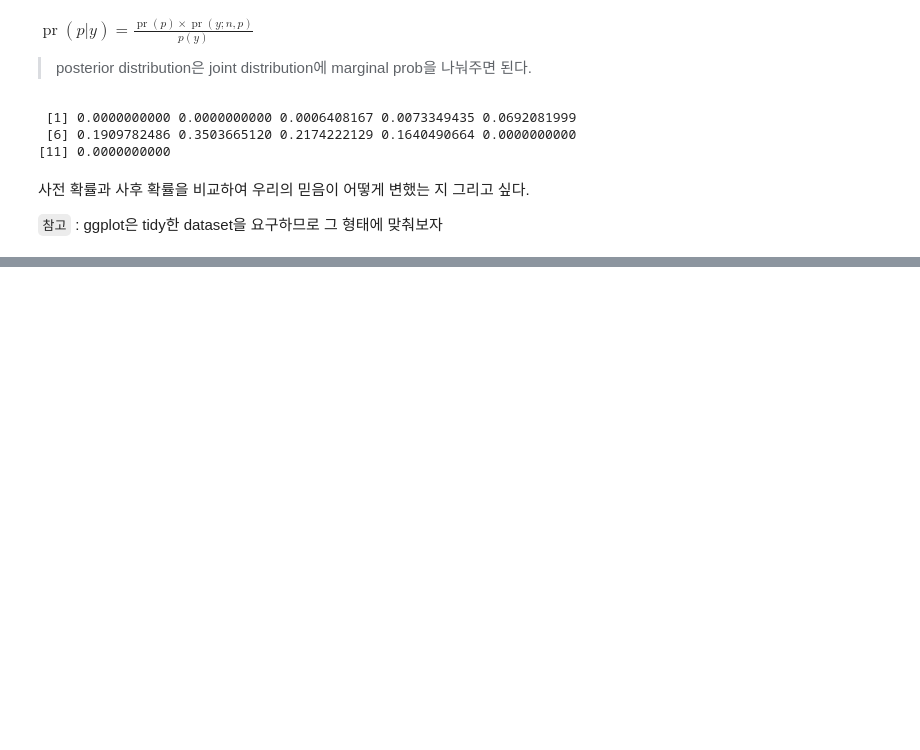
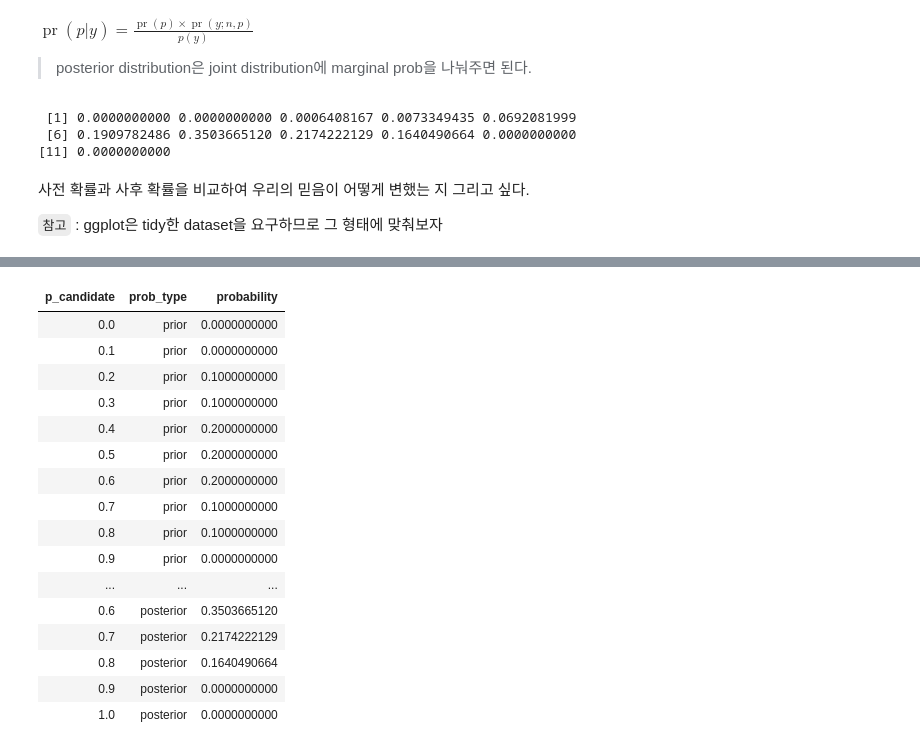
Before and after one commit to leequant761/ESC-19FALL, a Jupyter notebook: 0917.ipynb, the cells around one changed output, grey strips where cells are left out. Drawn from its saved outputs; the diff is of its cells as text; code cells hidden in the pictures; blank space fills up the shorter version.

```diff
--- a/0917.ipynb
+++ b/0917.ipynb
@@ -81,2 +73,23 @@ allnighterposterior
+# %%
+allnighterposterior <- allnighterposterior %>% gather(prob_type, probability, c('prior', 'posterior'))
+allnighterposterior
+# %% [output]
+| p_candidate | prob_type | probability |
+| 0.0 | prior | 0.0000000000 |
+| 0.1 | prior | 0.0000000000 |
+| 0.2 | prior | 0.1000000000 |
+| 0.3 | prior | 0.1000000000 |
+| 0.4 | prior | 0.2000000000 |
+| 0.5 | prior | 0.2000000000 |
+| 0.6 | prior | 0.2000000000 |
+| 0.7 | prior | 0.1000000000 |
+| 0.8 | prior | 0.1000000000 |
+| 0.9 | prior | 0.0000000000 |
+| ... | ... | ... |
+| 0.6 | posterior | 0.3503665120 |
+| 0.7 | posterior | 0.2174222129 |
+| 0.8 | posterior | 0.1640490664 |
+| 0.9 | posterior | 0.0000000000 |
+| 1.0 | posterior | 0.0000000000 |
 # %%
 library(ggplot2)
```
Also changed, not shown: parts of 3 cells of this notebook, 1 other file.
